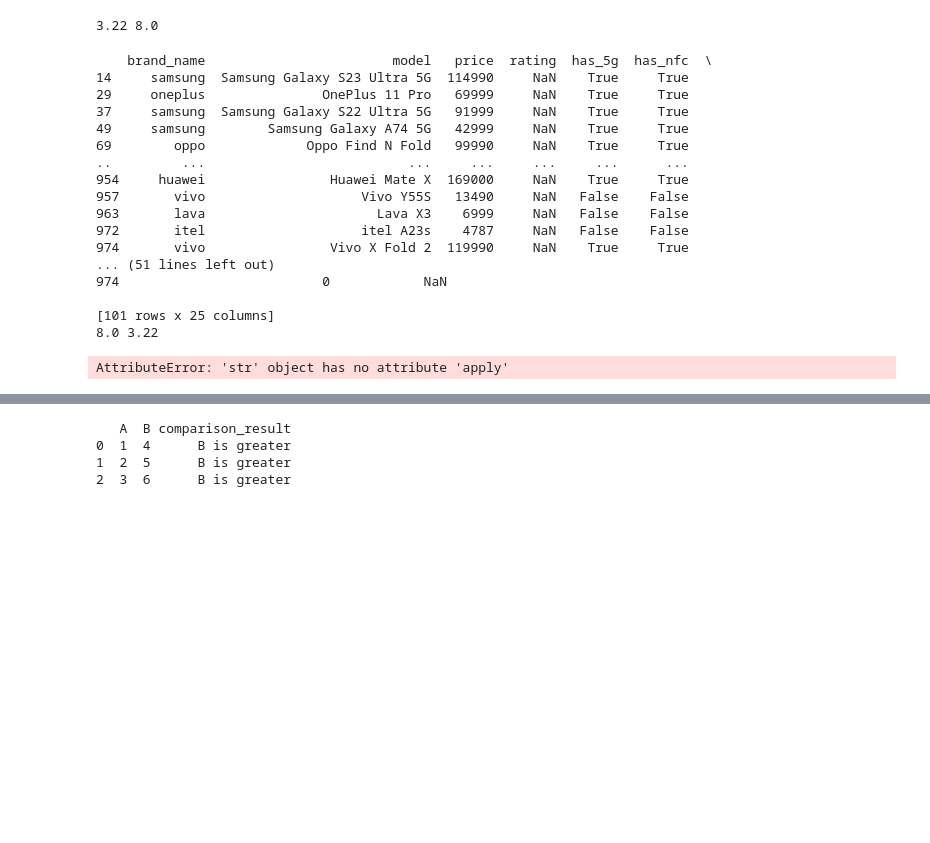
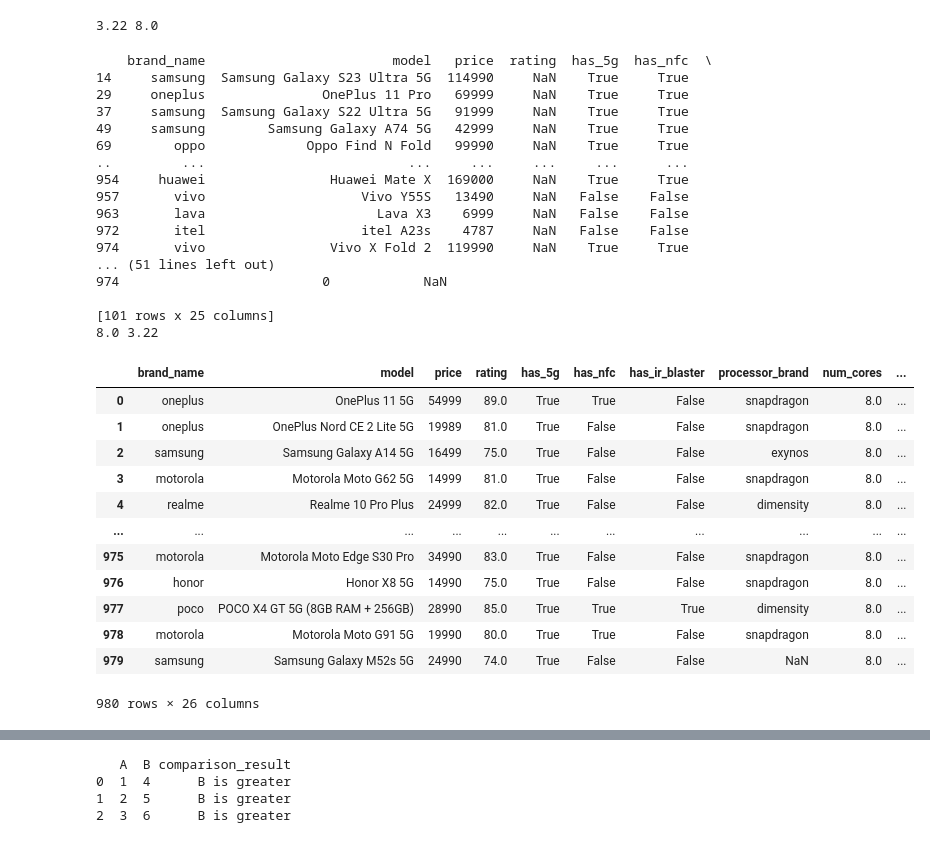
Before and after one commit to GlitchyStar717/AneXPrototype, a Jupyter notebook: try.ipynb, the cells around one changed output, grey strips where cells are left out. Cells and saved outputs as stored; diff of their text form; code cells hidden in the pictures; blank space fills up the shorter version.

Commit message:
Made the data processing for rating column by comparing the specs and assigning the categories to the phones like flagship, midrange and average. then if flagship default rating is 90, for midrange its 65 and for average 40. To be implemented for other columns. And then we will add some measures to tweak the ratings if new people rate. then the database part finishes. and then the comparison part remains.

```diff
--- a/try.ipynb
+++ b/try.ipynb
@@ -58,7 +58,7 @@ def categorize_phone(row):
     condition_many_cores = row["num_cores"]*10/max_cores
     condition_nfc = 5 if row["has_nfc"]==True  else 0
     condition_5g=5 if row["has_5g"]==True else 0
-    condition_resolution = row["resolution"].apply(evaluate_resolution)
+    condition_resolution = evaluate_resolution(row["resolution"])
     total = condition_5g+condition_fluid_display +  condition_fast_processor + condition_nfc + condition_many_cores +condition_resolution
     if total > 40: return "flagship"
     elif total >30: return "midrange"
@@ -93,37 +93,54 @@ from copy import deepcopy
 df2 = deepcopy(df)
 df2.head()
 
 max_cores = max(df["num_cores"].unique())
 max_speed = max(df["processor_speed"].unique())
 
 print(max_cores,max_speed)
 
 # Assuming df is your DataFrame
 df2['phone_category'] = df2.apply(categorize_phone, axis=1)
 
+objects = df2[df["rating"].isnull()]
+objects
+
 # Apply np.where based on the phone_category column
-df2['rating'] = np.where(df['phone_category'] == "flagship", 90,
-                        np.where(df['phone_category'] == "midrange", 65,
-                                 np.where(df['phone_category'] == "average", 40, None)))
+df2['rating'] = np.where(df2['rating'].isnull() & (df2['phone_category'] == "flagship"), 90,
+                        np.where(df2['rating'].isnull() & (df2['phone_category'] == "midrange"), 65,
+                                 np.where(df2['rating'].isnull() & (df2['phone_category'] == "average"), 40, df2['rating'])))
+
+df2
 # %% [output]
     brand_name                        model   price  rating  has_5g  has_nfc  \
 14     samsung  Samsung Galaxy S23 Ultra 5G  114990     NaN    True     True
 29     oneplus               OnePlus 11 Pro   69999     NaN    True     True
 37     samsung  Samsung Galaxy S22 Ultra 5G   91999     NaN    True     True
 49     samsung        Samsung Galaxy A74 5G   42999     NaN    True     True
 69        oppo             Oppo Find N Fold   99990     NaN    True     True
 ..         ...                          ...     ...     ...     ...      ...
 954     huawei                Huawei Mate X  169000     NaN    True     True
 957       vivo                    Vivo Y55S   13490     NaN   False    False
 963       lava                      Lava X3    6999     NaN   False    False
 972       itel                    itel A23s    4787     NaN   False    False
 974       vivo                Vivo X Fold 2  119990     NaN    True     True
 ... (51 lines left out)
 974                          0            NaN
 
 [101 rows x 25 columns]
 8.0 3.22
+|  | brand_name | model | price | rating | has_5g | has_nfc | has_ir_blaster | processor_brand | num_cores | ... |
+| 0 | oneplus | OnePlus 11 5G | 54999 | 89.0 | True | True | False | snapdragon | 8.0 | ... |
+| 1 | oneplus | OnePlus Nord CE 2 Lite 5G | 19989 | 81.0 | True | False | False | snapdragon | 8.0 | ... |
+| 2 | samsung | Samsung Galaxy A14 5G | 16499 | 75.0 | True | False | False | exynos | 8.0 | ... |
+| 3 | motorola | Motorola Moto G62 5G | 14999 | 81.0 | True | False | False | snapdragon | 8.0 | ... |
+| 4 | realme | Realme 10 Pro Plus | 24999 | 82.0 | True | False | False | dimensity | 8.0 | ... |
+| ... | ... | ... | ... | ... | ... | ... | ... | ... | ... | ... |
+| 975 | motorola | Motorola Moto Edge S30 Pro | 34990 | 83.0 | True | False | False | snapdragon | 8.0 | ... |
+| 976 | honor | Honor X8 5G | 14990 | 75.0 | True | False | False | snapdragon | 8.0 | ... |
+| 977 | poco | POCO X4 GT 5G (8GB RAM + 256GB) | 28990 | 85.0 | True | True | True | dimensity | 8.0 | ... |
+| 978 | motorola | Motorola Moto G91 5G | 19990 | 80.0 | True | True | False | snapdragon | 8.0 | ... |
+| 979 | samsung | Samsung Galaxy M52s 5G | 24990 | 74.0 | True | False | False | NaN | 8.0 | ... |
-AttributeError: 'str' object has no attribute 'apply'
+980 rows × 26 columns
 # %%
 galaxies = df2.query("brand_name == 'samsung'")
 galaxies
```
